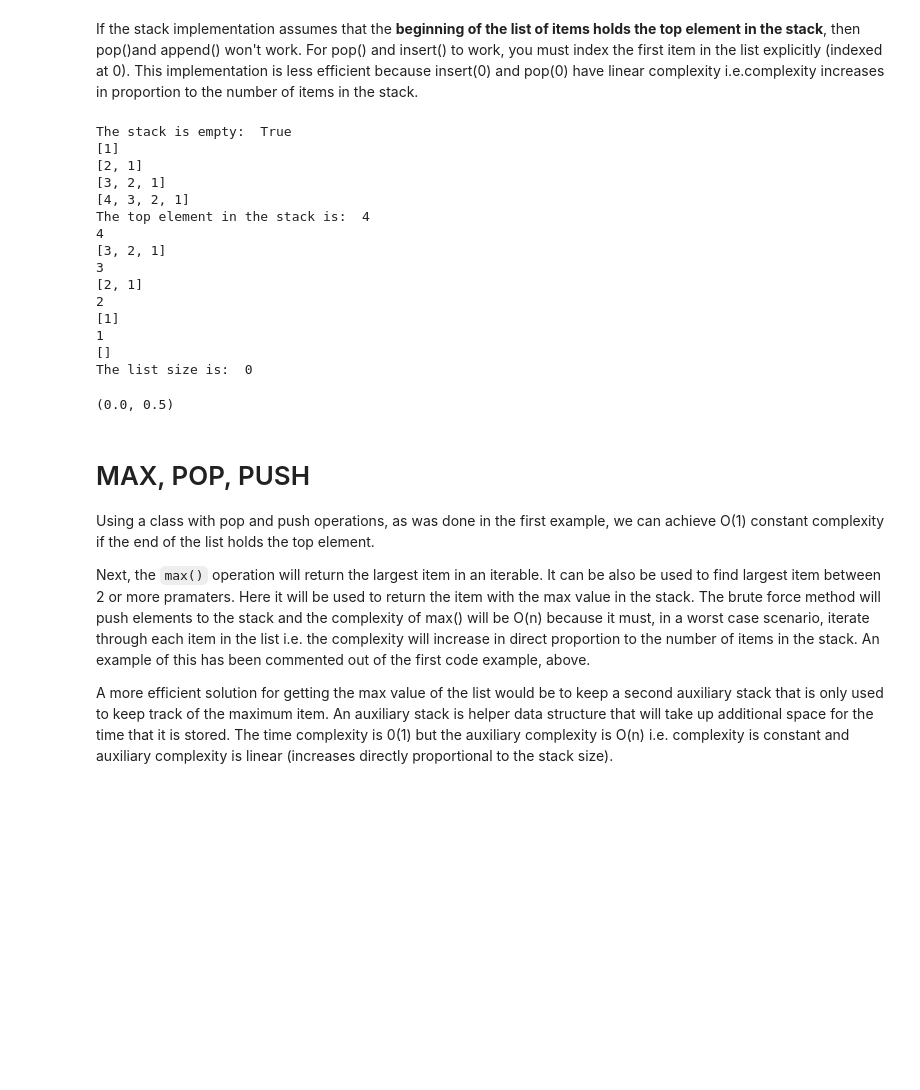
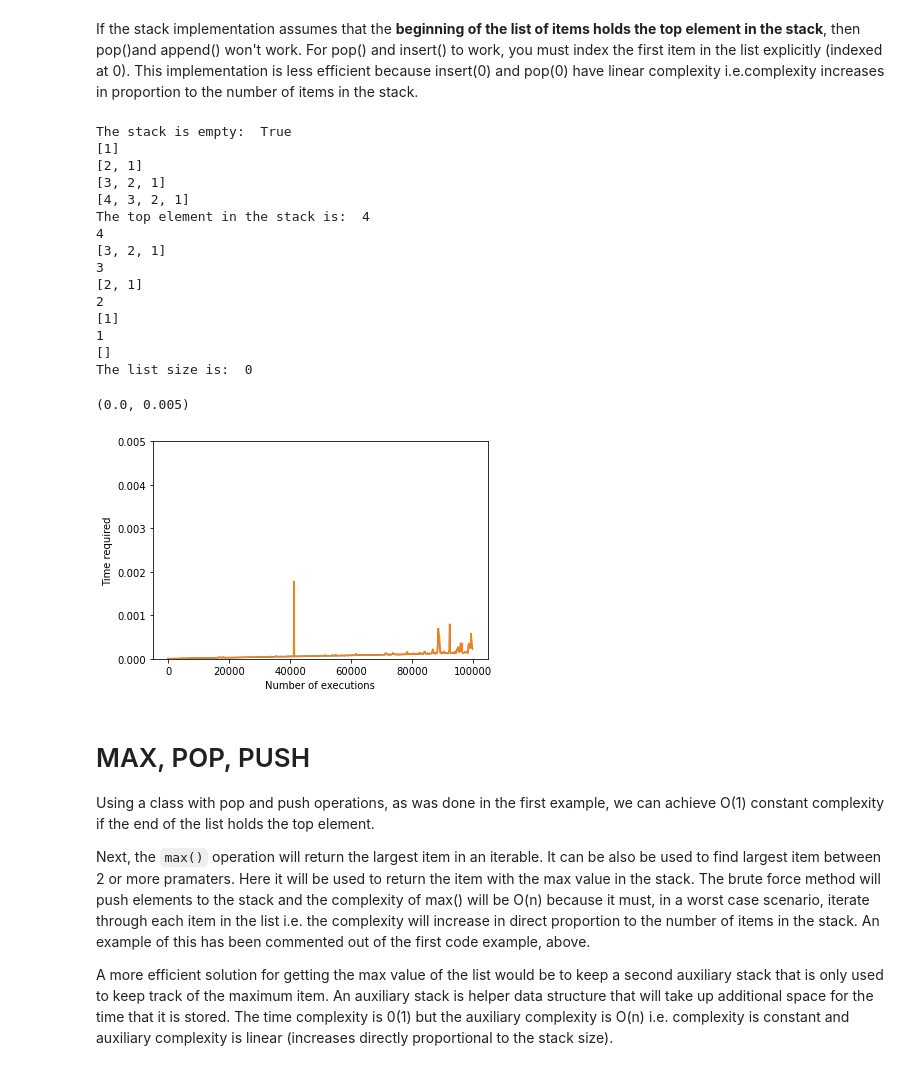
Before and after one commit to Ellezique/Python-workshop-tasks-W1, a Jupyter notebook: algorithms/one.ipynb, the cells around one changed output. Saved outputs shown, nothing was run; the diff lists cells and outputs as text; code cells hidden in the pictures; blank space fills up the shorter version.

```diff
--- a/algorithms/one.ipynb
+++ b/algorithms/one.ipynb
@@ -183,35 +184,36 @@ list_of_int = 100000
 list1 = [randint(0,1000) for i in range(list_of_int)] # random integer between 0 to 999.
 times=[]
 #TEST PUSH
 for x in range(0, list_of_int ,100):
     start_time = time.time()
     list2 = s.push(list1[:x])
     elapsed_time = time.time() - start_time
     times.append(elapsed_time)
 x=[i for i in range(0, list_of_int ,100)]
 #Plot results
 plt.xlabel("Number of executions")
 plt.ylabel("Time required")
 plt.plot(x,times)
 plt.plot(x,times)
-plt.ylim([0, 0.5]) #set y-axis limit
+plt.ylim([0, 0.005]) #set y-axis limit
 # %% [output]
 The stack is empty:  True
 [1]
 [2, 1]
 [3, 2, 1]
 [4, 3, 2, 1]
 The top element in the stack is:  4
 4
 [3, 2, 1]
 3
 [2, 1]
 2
 [1]
 1
 []
 The list size is:  0
-(0.0, 0.5)
+(0.0, 0.005)
+[figure, added]
 # %% [markdown]
 # MAX, POP, PUSH
 
```
Also changed, not shown: parts of 2 cells of this notebook, 2 other files.
